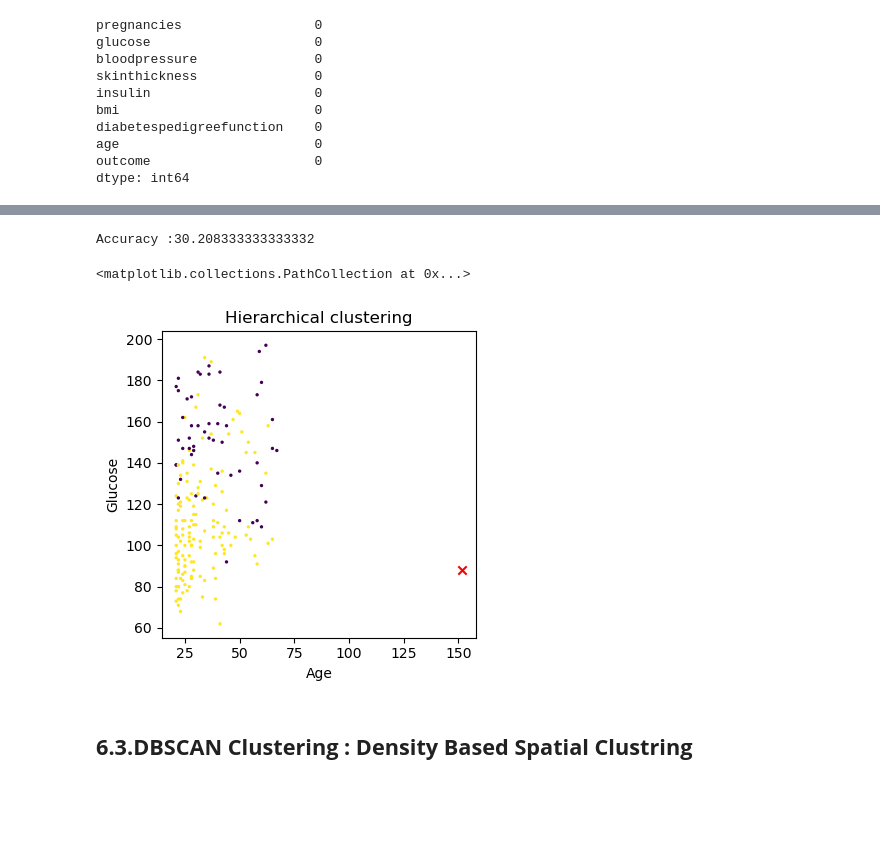
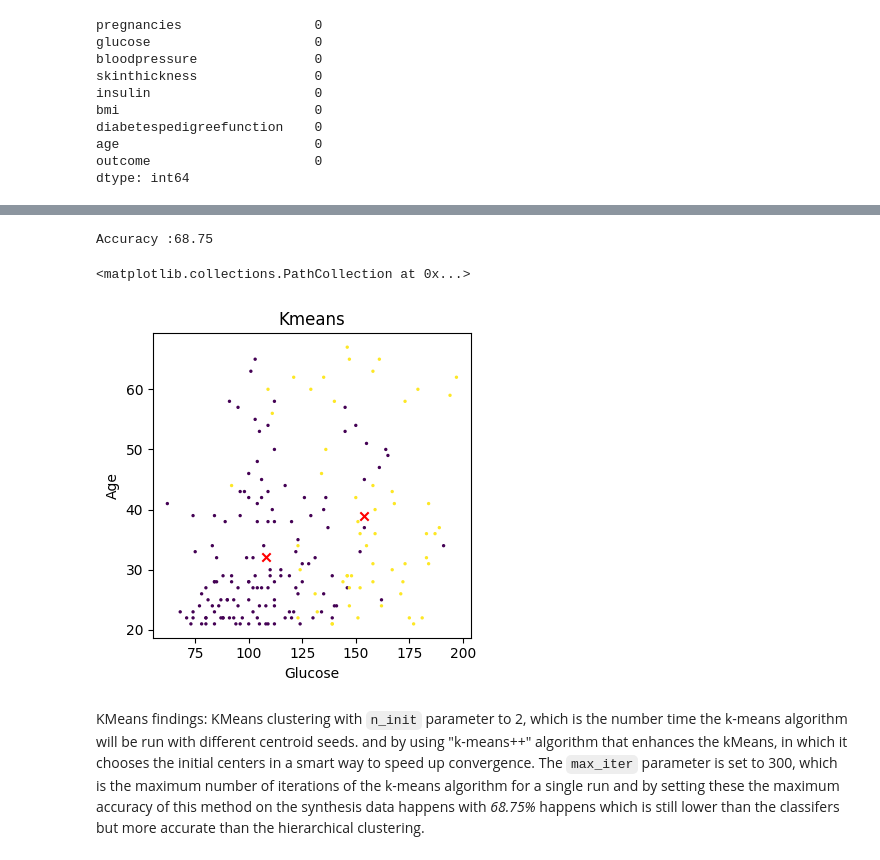
Before and after one commit to Mehdialmoo/Data_Mining_and_Data_Analytics, a Jupyter notebook: AssignmentDiabetiesData.ipynb, the cells around one changed output, grey strips where cells are left out. Cells and saved outputs as stored; diff of their text form; code cells hidden in the pictures; blank space fills up the shorter version.

```diff
--- a/AssignmentDiabetiesData.ipynb
+++ b/AssignmentDiabetiesData.ipynb
@@ -165,5 +204,5 @@ X_train, X_test, y_train, y_test = train_test_split(X, y, test_size=0.25, random
 # %%
-knn = KNeighborsClassifier(n_neighbors=16)
+knn = KNeighborsClassifier(n_neighbors=16,  weights='uniform')
 
 # Train the classifier using the training set
 knn.fit(X_train, y_train)
@@ -172,5 +211,5 @@ knn.fit(X_train, y_train)
 knn_pred = knn.predict(X_test)
 
 accuracy (knn, knn_pred,X_test,y_test)
-show(title="KNN", X=X_test.age, Y=X_test.glucose, label=knn_pred,xlabel="Age",ylabel="Glucose")
+show(title="KNN", X=X_test.glucose, Y=X_test.age, label=knn_pred,xlabel="Glucose",ylabel="Age")
 # %% [output]
@@ -195,5 +238,5 @@ weighted avg       0.70      0.71      0.70       192
 # %%
-svm = SVC(kernel='linear', C=1,probability=True)
+svm = SVC(kernel='linear', C=1,probability=True, max_iter=200)
 
 # Train the classifier using the training set
 svm.fit(X_train, y_train)
@@ -202,5 +245,5 @@ svm.fit(X_train, y_train)
 svm_pred = svm.predict(X_test)
 
 accuracy (svm, svm_pred,X_test,y_test)
-show(title="SVM", X=X_test.age, Y=X_test.glucose, label=svm_pred,xlabel="Age",ylabel="Glucose")
+show(title="NN", X=X_test.glucose, Y=X_test.age, label=svm_pred,xlabel="Glucose",ylabel="Age")
 # %% [output]
@@ -225,8 +271,8 @@ weighted avg       0.74      0.74      0.74       192
 # %%
-NN = MLPClassifier(hidden_layer_sizes=(6,), activation='identity', alpha= 0.1 ,max_iter= 550) # can choose between identity(%94), logistic(%93.6), tanh(%94), relu(%94),
+NN = MLPClassifier(hidden_layer_sizes=(16,4), activation='identity', alpha= 0.1 ,max_iter= 2000)
 NN.fit(X_train, y_train)
 NN_pred = NN.predict(X_test)
 
 accuracy (NN, NN_pred,X_test,y_test)
-show(title="NN", X=X_test.age, Y=X_test.glucose, label=NN_pred,xlabel="Age",ylabel="Glucose")
+show(title="SVM", X=X_test.glucose, Y=X_test.age, label=NN_pred,xlabel="Glucose",ylabel="Age")
 # %% [output]
@@ -252,8 +301,8 @@ weighted avg       0.41      0.64      0.50       192
 # %%
 n_clusters = 2
-hierarchical_clustering = AgglomerativeClustering(n_clusters=n_clusters, metric='euclidean', linkage='ward')
+hierarchical_clustering = AgglomerativeClustering(n_clusters=n_clusters, metric='cosine', linkage='average')
 hierarchical_clustering.fit(X_train, y_train)
 HC_pred = hierarchical_clustering.fit_predict(X_test)
 C_accuracy(HC_pred,y_test)
-show(title="Hierarchical clustering", X=X_test.age, Y=X_test.glucose, label=HC_pred,xlabel="Age",ylabel="Glucose")
+show(title="Hierarchical Clustering", X=X_test.glucose, Y=X_test.age, label=HC_pred,xlabel="Glucose",ylabel="Age")
 # %% [output]
@@ -271,18 +323,15 @@ plt.show()
 # %%
 n_clusters = 2
-kmeans_clustering = KMeans(n_clusters=n_clusters, n_init='auto', init= "k-means++")
+kmeans_clustering = KMeans(n_clusters=n_clusters, n_init=2 , init= "k-means++", max_iter= 300)
 kmeans_clustering.fit(X_train, y_train)
 KM_pred = kmeans_clustering.fit_predict(X_test)
 
-X_test_kmeans = kmeans_clustering.transform(X_test)
-test_centers = np.mean(X_test_kmeans, axis=0).reshape(1, -1)
-
 C_accuracy(KM_pred,y_test)
-show(title="Hierarchical clustering", X=X_test.age, Y=X_test.glucose, label=KM_pred,xlabel="Age",ylabel="Glucose")
-plt.scatter(test_centers[:, 0], test_centers[:, 1],marker='x', color='red')
+show(title="Kmeans", X=X_test.glucose, Y=X_test.age, label=KM_pred,xlabel="Glucose",ylabel="Age")
+plt.scatter(kmeans_clustering.cluster_centers_[:,1], kmeans_clustering.cluster_centers_[:,7] ,marker='x', color='red')
 # %% [output]
-Accuracy :30.208333333333332
+Accuracy :68.75
 <matplotlib.collections.PathCollection at 0x...>
-[figure, old version]
+[figure, new version]
-# %% [markdown]
-## **6.3.DBSCAN Clustering : Density Based Spatial Clustring**
+# %% [markdown]
+KMeans findings: KMeans clustering with `n_init` parameter to 2, which is the number time the k-means algorithm will be run with different centroid seeds. and by using "k-means++" algorithm that enhances the kMeans, in which it chooses the initial centers in a smart way to speed up convergence. The `max_iter` parameter is set to 300, which is the maximum number of iterations of the k-means algorithm for a single run and by setting these the maximum accuracy of this method on the synthesis data happens with *68.75%* happens which is still lower than the classifers but more accurate than the hierarchical clustering.
```
Also changed, not shown: parts of 33 cells of this notebook, 2 other files.
